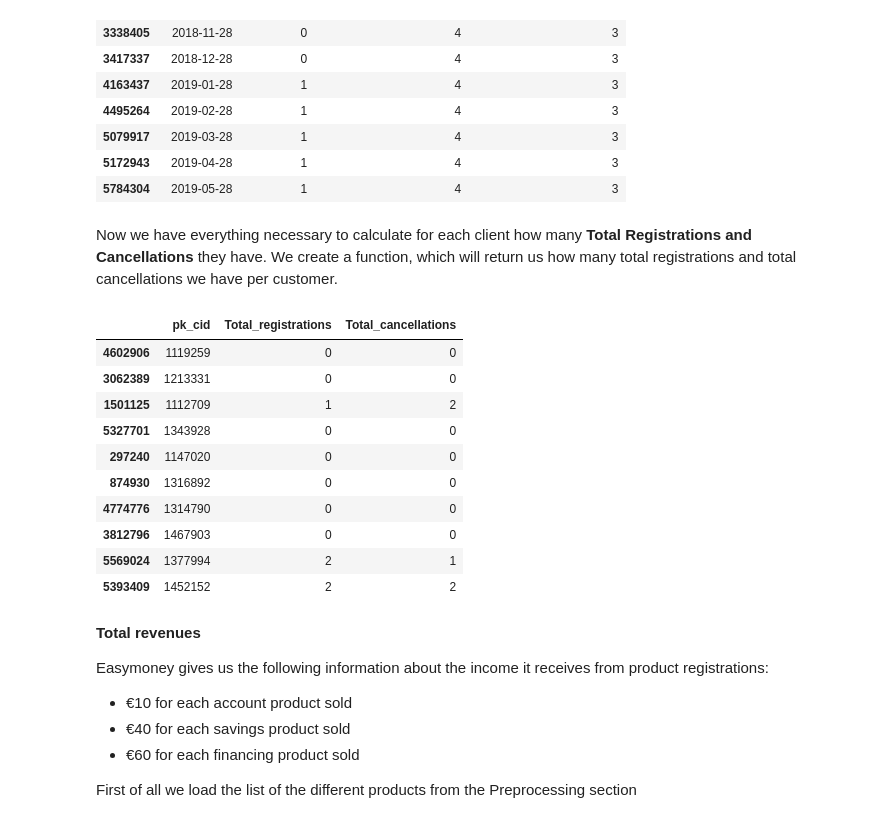
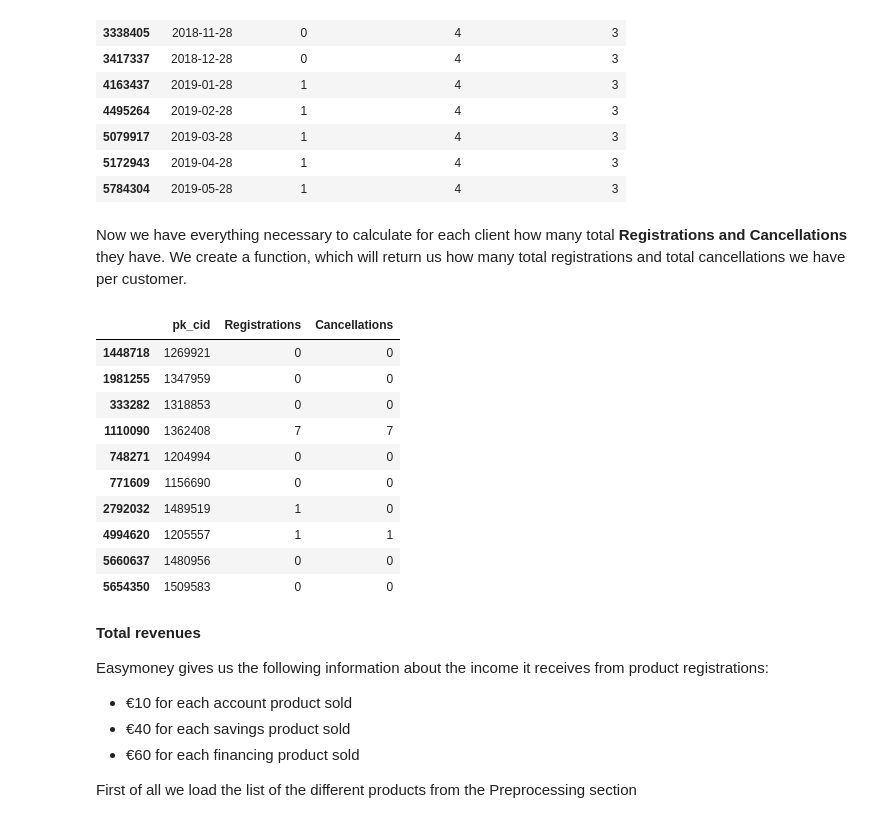
Before and after one commit to VictorSinNav/Easymoney-Data-Science-Solutions, a Jupyter notebook: Customer Segmentation.ipynb, the cells around one changed output. Cells and saved outputs as stored; diff of their text form; code cells hidden in the pictures.

```diff
--- a/Customer Segmentation.ipynb
+++ b/Customer Segmentation.ipynb
@@ -94,3 +58,5 @@ df_last_partition['registration_time'] = (df_last_partition['pk_partition'] - df
+# %%
+df['loyalty'] = (pd.to_datetime('2019-05-28') - df['entry_date']).dt.days
 # %% [markdown]
 **Total registrations and total cancellations**
 
@@ -160,30 +126,30 @@ df.loc[df['pk_cid'] == 1052217, ['pk_partition', 'debit_card','debit_card_regist
 | 5172943 | 2019-04-28 | 1 | 4 | 3 |
 | 5784304 | 2019-05-28 | 1 | 4 | 3 |
 # %% [markdown]
-Now we have everything necessary to calculate for each client how many **Total Registrations and Cancellations** they have. We create a function, which will return us how many total registrations and total cancellations we have per customer.
+Now we have everything necessary to calculate for each client how many total **Registrations and Cancellations** they have. We create a function, which will return us how many total registrations and total cancellations we have per customer.
 # %%
 def TotalRegistrationsCancellations(df):
 
-    df['Total_registrations'] = df.filter(like='registration').sum(axis=1)
-    df['Total_cancellations'] = df.filter(like='cancellation').sum(axis=1)
+    df['Registrations'] = df.filter(like='registration').sum(axis = 1)
+    df['Cancellations'] = df.filter(like='cancellation').sum(axis = 1)
 
     return df
 # %%
 df = TotalRegistrationsCancellations(df)
 # %%
-df[['pk_cid','Total_registrations','Total_cancellations']].sample(10)
+df[['pk_cid','Registrations','Cancellations']].sample(10)
 # %% [output]
-|  | pk_cid | Total_registrations | Total_cancellations |
-| 4602906 | 1119259 | 0 | 0 |
-| 3062389 | 1213331 | 0 | 0 |
-| 1501125 | 1112709 | 1 | 2 |
-| 5327701 | 1343928 | 0 | 0 |
-| 297240 | 1147020 | 0 | 0 |
-| 874930 | 1316892 | 0 | 0 |
-| 4774776 | 1314790 | 0 | 0 |
-| 3812796 | 1467903 | 0 | 0 |
-| 5569024 | 1377994 | 2 | 1 |
-| 5393409 | 1452152 | 2 | 2 |
+|  | pk_cid | Registrations | Cancellations |
+| 1448718 | 1269921 | 0 | 0 |
+| 1981255 | 1347959 | 0 | 0 |
+| 333282 | 1318853 | 0 | 0 |
+| 1110090 | 1362408 | 7 | 7 |
+| 748271 | 1204994 | 0 | 0 |
+| 771609 | 1156690 | 0 | 0 |
+| 2792032 | 1489519 | 1 | 0 |
+| 4994620 | 1205557 | 1 | 1 |
+| 5660637 | 1480956 | 0 | 0 |
+| 5654350 | 1509583 | 0 | 0 |
 # %% [markdown]
 **Total revenues**
 
```
Also changed, not shown: parts of 43 cells of this notebook.
